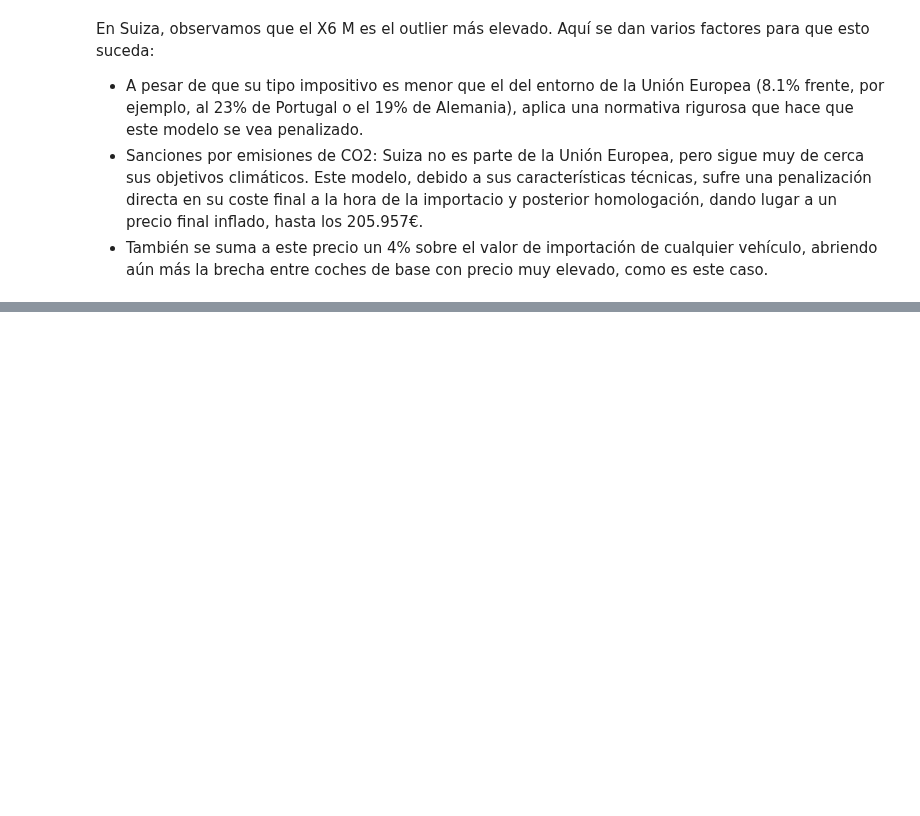
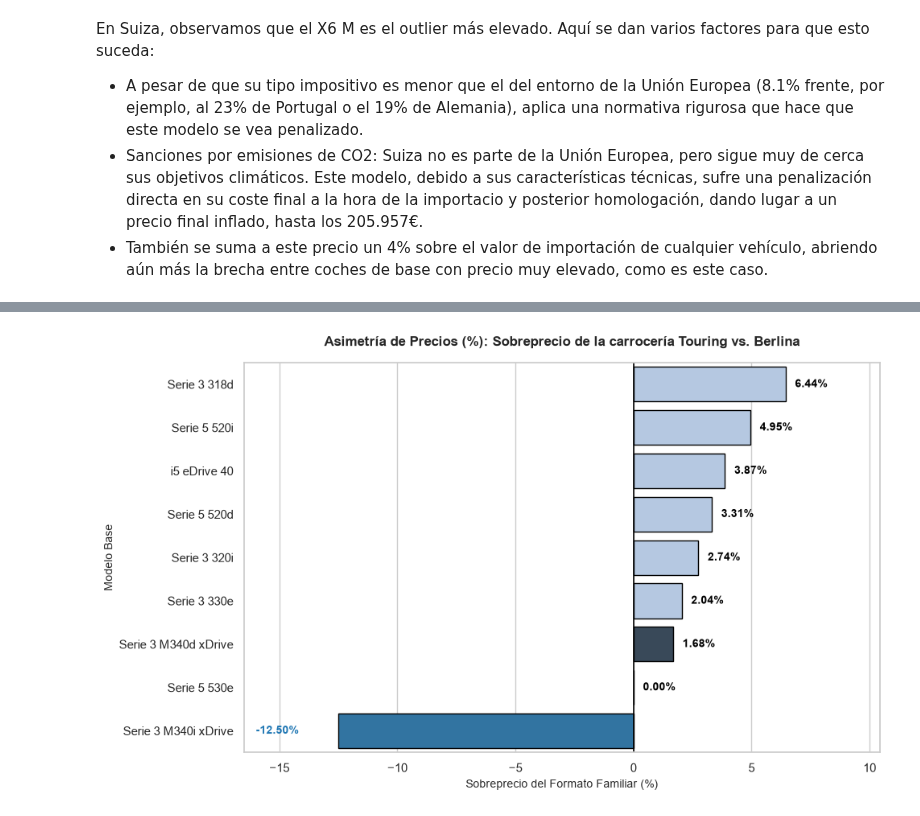
Before and after one commit to adrianamorchons/analisis_precios_bmw_2026, a Jupyter notebook: ANALISIS_BMW_PRECIOS_2026.ipynb, the cells around one changed output, grey strips where cells are left out. Cells and saved outputs as stored; diff of their text form; code cells hidden in the pictures; blank space fills up the shorter version.

```diff
--- a/ANALISIS_BMW_PRECIOS_2026.ipynb
+++ b/ANALISIS_BMW_PRECIOS_2026.ipynb
@@ -1808,0 +1936,65 @@ En Suiza, observamos que el X6 M es el outlier más elevado. Aquí se dan varios
+# %%
+import pandas as pd
+import numpy as np
+import matplotlib.pyplot as plt
+import seaborn as sns
+
+def extraer_base_con_motores(modelo):
+    modelo_str = " ".join(modelo.replace('Touring ', '').split())
+    return modelo_str
+
+df_analisis['Modelo_Base'] = df_analisis['Modelo'].apply(extraer_base_con_motores)
+
+# Pivotar para calcular la brecha exacta
+pivot_suiza = df_analisis.pivot(index='Modelo_Base', columns='Carroceria', values='Suiza_Euro').dropna()
+pivot_suiza['Brecha_Absoluta_EUR'] = pivot_suiza['Touring'] - pivot_suiza['Berlina']
+pivot_suiza['Asimetria_Porcentaje'] = (pivot_suiza['Brecha_Absoluta_EUR'] / pivot_suiza['Berlina']) * 100
+
+# Ordenar de mayor a menor sobreprecio para el gráfico
+pivot_ordenado = pivot_suiza.sort_values(by='Asimetria_Porcentaje', ascending=False).reset_index()
+
+# 2. Configuración de la gráfica con armonía de color corporativa
+plt.figure(figsize=(10, 6))
+sns.set_theme(style="whitegrid")
+
+# Definición de paleta corporativa armonizada
+# #34495e = Gris oscuro (M340d) | #1f77b4 = 'steelblue' (M340i) | #aec7e8 = 'skyblue' (Resto)
+palette_custom = ['#34495e' if 'M340d' in m else '#1f77b4' if 'M340i' in m else '#aec7e8' for m in pivot_ordenado['Modelo_Base']]
+
+# Dibujar el gráfico de barras horizontales
+sns.barplot(
+    data=pivot_ordenado,
+    x='Asimetria_Porcentaje',
+    y='Modelo_Base',
+    palette=palette_custom,
+    hue='Modelo_Base',
+    legend=False,
+    edgecolor='black'
+)
+
+# Colocar las etiquetas de texto con el porcentaje de asimetría
+for index, row in enumerate(pivot_ordenado.itertuples()):
+    # Ajuste dinámico de posición si el valor es negativo para que no tape las barras
+    offset = 0.4 if row.Asimetria_Porcentaje >= 0 else -3.5
+
+    # Destacamos el texto de la anomalía en azul corporativo
+    color_texto = '#1f77b4' if row.Asimetria_Porcentaje < 0 else 'black'
+
+    plt.text(row.Asimetria_Porcentaje + offset, index, f"{row.Asimetria_Porcentaje:.2f}%",
+             va='center', fontweight='bold', fontsize=10, color=color_texto)
+
+# Línea vertical en el 0% de paridad
+plt.axvline(x=0, color='black', linestyle='-', linewidth=1.2)
+
+# Personalización
+plt.title('Asimetría de Precios (%): Sobreprecio de la carrocería Touring vs. Berlina', fontsize=12, fontweight='bold', pad=15)
+plt.xlabel('Sobreprecio del Formato Familiar (%)', fontsize=10)
+plt.ylabel('Modelo Base', fontsize=10)
+
+# Ajustar límites del eje X de forma segura
+plt.xlim(pivot_ordenado['Asimetria_Porcentaje'].min() - 4, pivot_ordenado['Asimetria_Porcentaje'].max() + 4)
+
+plt.tight_layout()
+plt.show()
+# %% [output]
+[figure, added]
```
Also changed, not shown: parts of 64 cells of this notebook.
